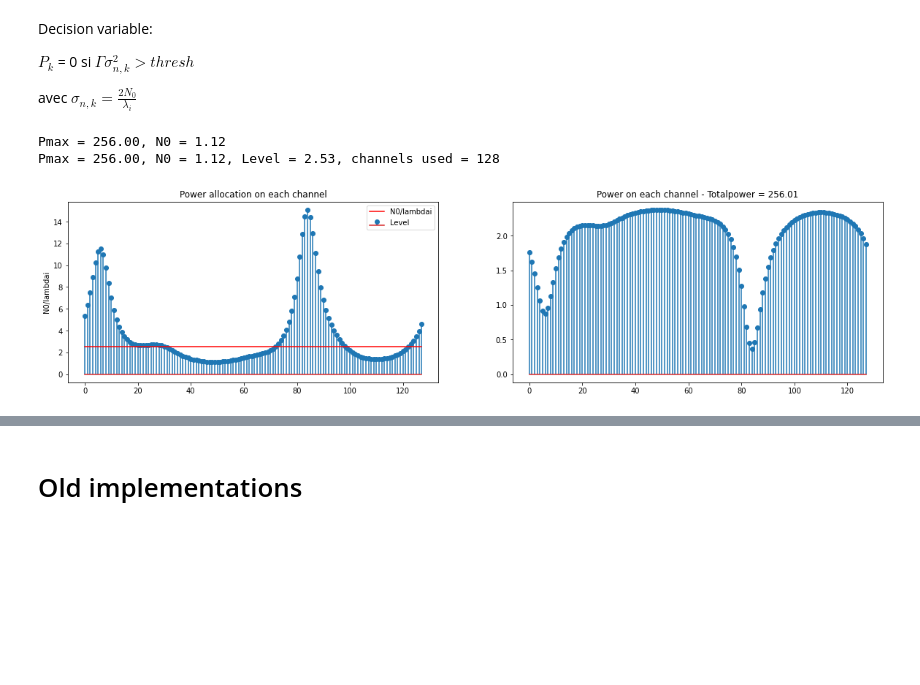
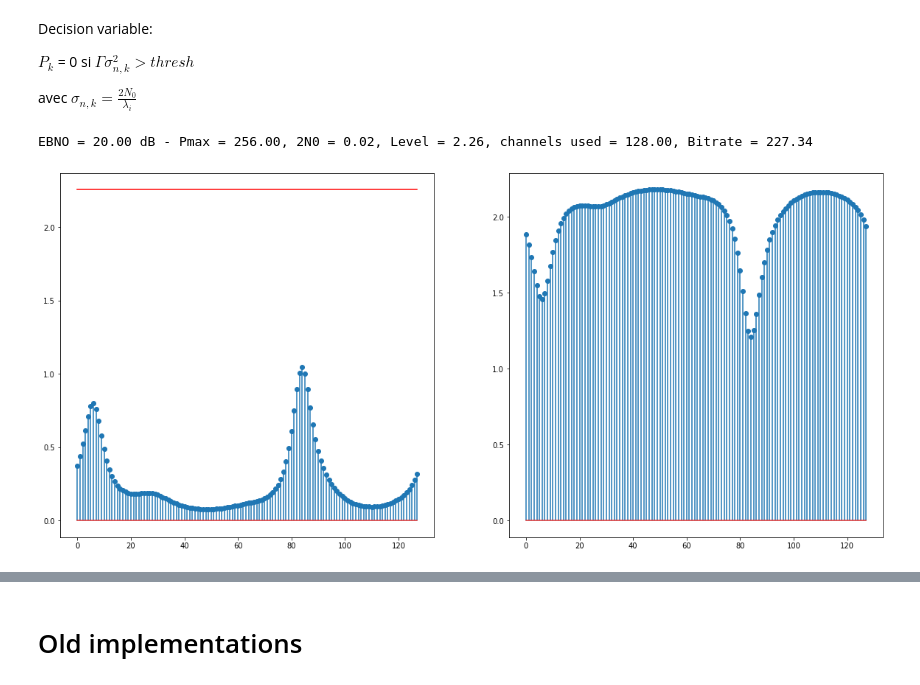
Before and after one commit to delaitl/OFDM, a Jupyter notebook: BEN_step2.ipynb, the cells around one changed output, grey strips where cells are left out. Cells and saved outputs as stored; diff of their text form; code cells hidden in the pictures; blank space fills up the shorter version.

```diff
--- a/BEN_step2.ipynb
+++ b/BEN_step2.ipynb
@@ -76,49 +76,47 @@ avec
 $\sigma_{n,k} = \frac{2N_0}{\lambda_i}$
 # %%
 Pmax = 256 #On se fixe le pmax
+esnodb = 20
+ESNO = 10**(esnodb/10)
 
-esnodb = 0
-esno = 10**(-esnodb/10)
-N0 = (1/2)* (128/144) * (1/esno)
-N0=1
+sigs = 2
+var = Pmax / (ESNO * (128**2/144)) #Ici j'ai 2N0 = VAR
 
-
-sigs =  2 #Sigmasquare of signal
-ESNO = 10**(esnodb/10)
-var=sigs/(ESNO*2)
-var = var * (144/128)
-N0=var
-
-print("Pmax = {:.2f}, N0 = {:.2f}".format(Pmax,N0))
+N0 = var/2
 
 level = 0
 totalpower = 0
 
 Pi = np.zeros(lambdai.shape)
 while(totalpower<Pmax):
     level+=0.0001
-    Pi[:] = level - 2*N0/(lambdai[:]*SNRGap)
+    Pi[:] = level - 2*N0*SNRGap/(lambdai[:])
     Pi[Pi<0]=0
     totalpower = np.sum(Pi)
 
 channelsused = Pi>0
 channelsused = np.sum(channelsused)
 
-print("Pmax = {:.2f}, N0 = {:.2f}, Level = {:.2f}, channels used = {:.0f}".format(Pmax,N0,level,channelsused))
-plt.figure(figsize = (20,10))
+#Compute bitrate
+pk = Pi
+
+SNR = pk*lambdai/(2*N0)
+
+Bk = (1/2)*np.log2(1+SNR/SNRGap)
+bitrate = np.sum(Bk)
+
+
+
+print("EBNO = {:.2f} dB - Pmax = {:.2f}, 2N0 = {:.2f}, Level = {:.2f}, channels used = {:.2f}, Bitrate = {:.2f}".format(esnodb, Pmax, 2*N0, level, channelsused, bitrate))
+plt.figure(figsize = (20,20))
 plt.subplot(221)
-plt.stem(2*N0/lambdai)
-plt.plot(np.ones(lambdai.shape)*level, '-r')
-plt.legend(["N0/lambdai", "Level"])
-plt.ylabel("N0/lambdai")
-plt.title("Power allocation on each channel")
 
+plt.stem(2*N0*SNRGap/(lambdai[:]))
+plt.plot(np.ones(lambdai.shape)*level, 'r')
 
 plt.subplot(222)
 plt.stem(Pi)
-plt.title("Power on each channel - Totalpower = {:.2f}".format(totalpower))
 plt.show()
 # %% [output]
-Pmax = 256.00, N0 = 1.12
-Pmax = 256.00, N0 = 1.12, Level = 2.53, channels used = 128
+EBNO = 20.00 dB - Pmax = 256.00, 2N0 = 0.02, Level = 2.26, channels used = 128.00, Bitrate = 227.34
-[figure, old version]
+[figure, new version]
```
Also changed, not shown: parts of 2 cells of this notebook, 1 other file.
